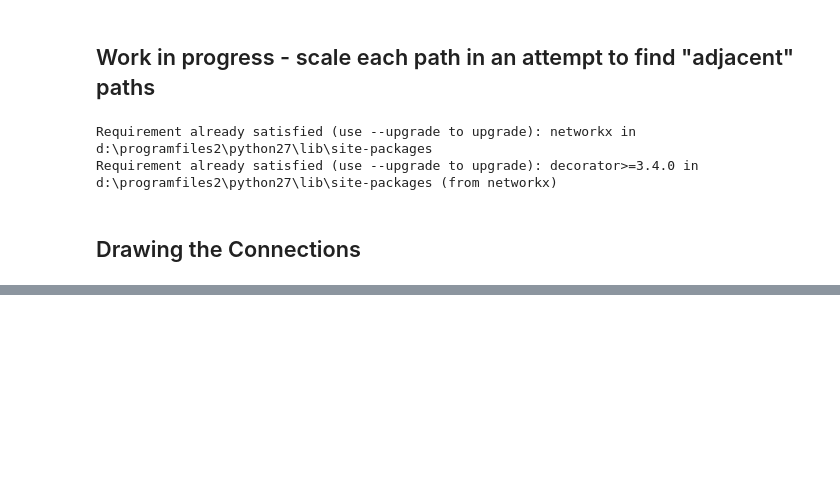
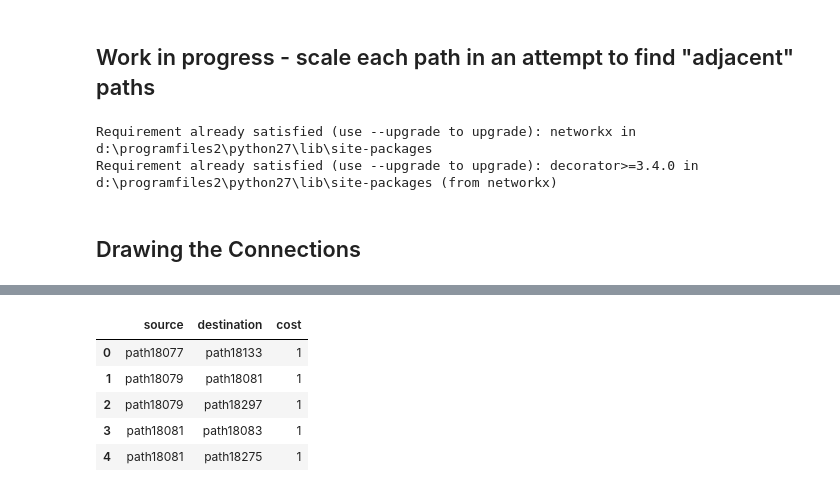
Before and after one commit to ajitpawar/device-connection-graph, a Jupyter notebook: Device connection graph.v4.ipynb, the cells around one changed output, grey strips where cells are left out. Saved outputs shown, nothing was run; the diff lists cells and outputs as text; code cells hidden in the pictures; blank space fills up the shorter version.

```diff
--- a/Device connection graph.v4.ipynb
+++ b/Device connection graph.v4.ipynb
@@ -295,0 +307,9 @@ highlight_connections(axis, centers, df_connected, connection_ids)
+# %%
+df_connected.head()
+# %% [output]
+|  | source | destination | cost |
+| 0 | path18077 | path18133 | 1 |
+| 1 | path18079 | path18081 | 1 |
+| 2 | path18079 | path18297 | 1 |
+| 3 | path18081 | path18083 | 1 |
+| 4 | path18081 | path18275 | 1 |
```
Also changed, not shown: parts of 2 cells of this notebook, 1 other file.
